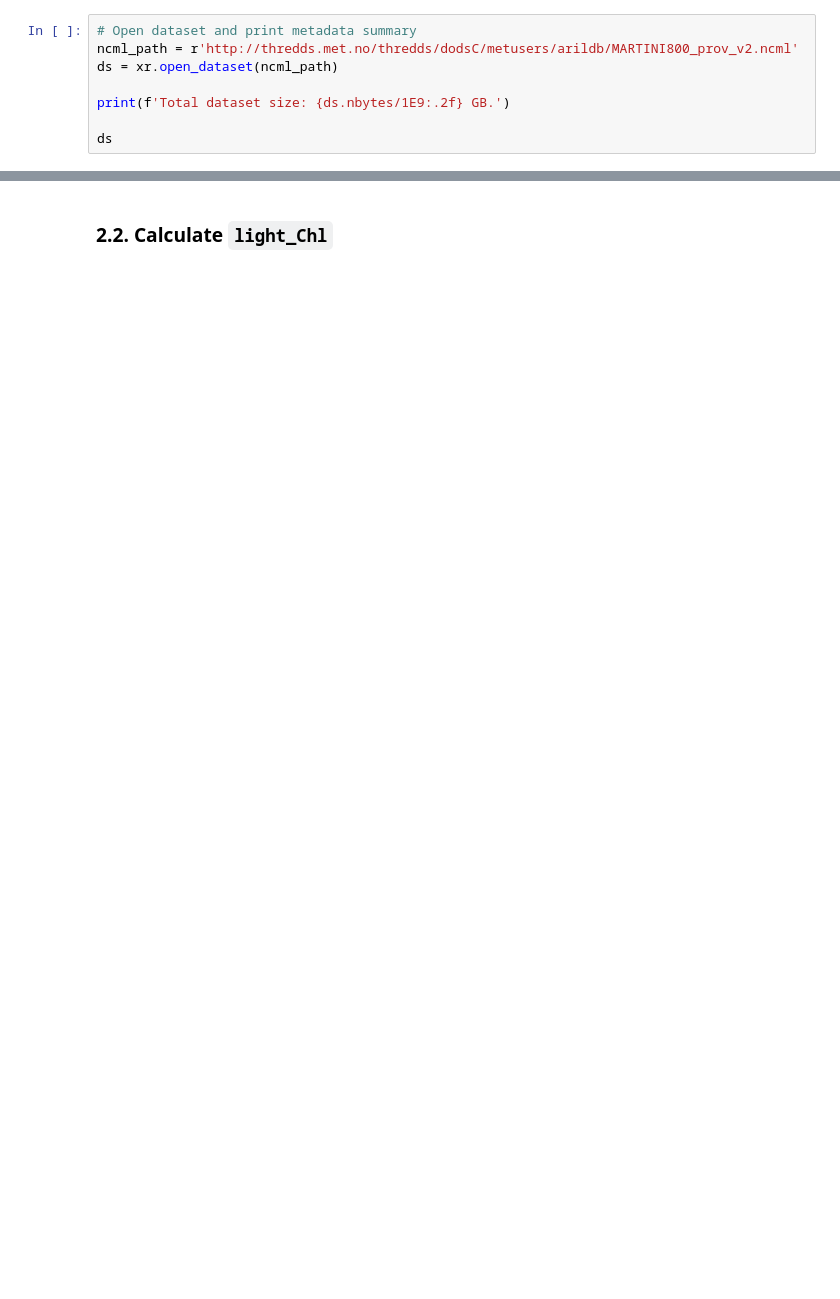
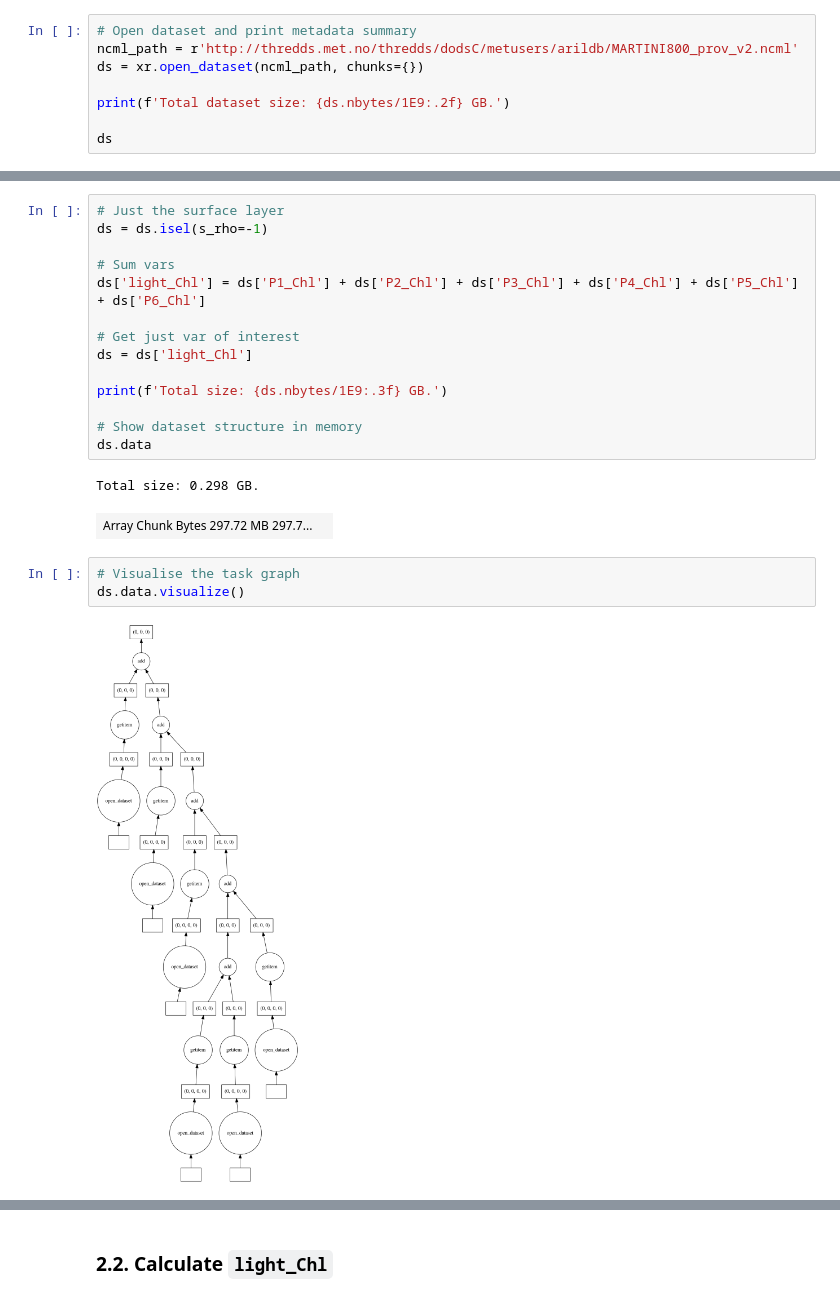
Before and after one commit to NIVANorge/martini-indicator-notebooks, a Jupyter notebook: src/notebooks/CHLa_indicator.ipynb, the cells around one changed output, grey strips where cells are left out. Saved outputs shown, nothing was run; the diff lists cells and outputs as text; blank space fills up the shorter version.

```diff
--- a/src/notebooks/CHLa_indicator.ipynb
+++ b/src/notebooks/CHLa_indicator.ipynb
@@ -36,7 +45,7 @@ As shown below, the dataset has dimensions `(time, x, y, z)` of `(364, 480, 426,
 # %%
 # Open dataset and print metadata summary
 ncml_path = r'http://thredds.met.no/thredds/dodsC/metusers/arildb/MARTINI800_prov_v2.ncml'
-ds = xr.open_dataset(ncml_path)
+ds = xr.open_dataset(ncml_path, chunks={})
 
 print(f'Total dataset size: {ds.nbytes/1E9:.2f} GB.')
 
@@ -63 +89,23 @@ Coordinates:
+# %%
+# Just the surface layer
+ds = ds.isel(s_rho=-1)
+
+# Sum vars
+ds['light_Chl'] = ds['P1_Chl'] + ds['P2_Chl'] + ds['P3_Chl'] + ds['P4_Chl'] + ds['P5_Chl'] + ds['P6_Chl']
+
+# Get just var of interest
+ds = ds['light_Chl']
+
+print(f'Total size: {ds.nbytes/1E9:.3f} GB.')
+
+# Show dataset structure in memory
+ds.data
+# %% [output]
+Total size: 0.298 GB.
+| Array Chunk Bytes 297.72 MB 297.7... |  |
+# %%
+# Visualise the task graph
+ds.data.visualize()
+# %% [output]
+[figure, added]
 # %% [markdown]
```
Also changed, not shown: parts of 20 cells of this notebook.
